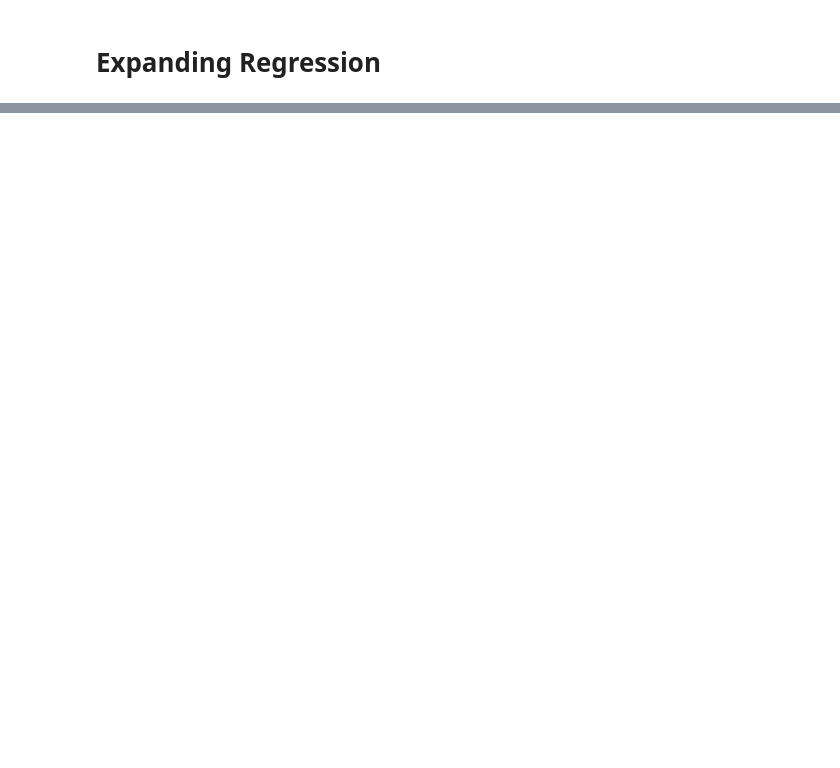
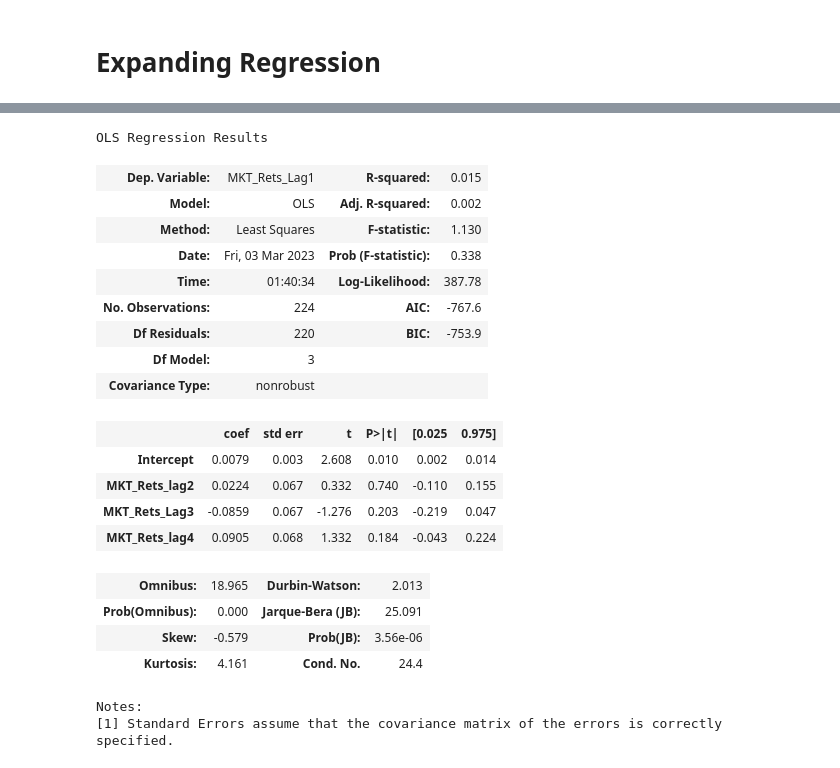
Before and after one commit to dcstein22/economics, a Jupyter notebook: QTSProject_Stein_Version.ipynb, the cells around one changed output, grey strips where cells are left out. Cells and saved outputs as stored; diff of their text form; code cells hidden in the pictures; blank space fills up the shorter version.

```diff
--- a/QTSProject_Stein_Version.ipynb
+++ b/QTSProject_Stein_Version.ipynb
@@ -2025,0 +2072,24 @@ port_rets
+# %%
+smf.ols(formula='MKT_Rets_Lag1~MKT_Rets_lag2+MKT_Rets_Lag3+MKT_Rets_lag4', data = FULL_MATRIX_DF).fit(disp=0).summary()
+# %% [output]
+OLS Regression Results
+| Dep. Variable: | MKT_Rets_Lag1 | R-squared: | 0.015 |
+| Model: | OLS | Adj. R-squared: | 0.002 |
+| Method: | Least Squares | F-statistic: | 1.130 |
+| Date: | Fri, 03 Mar 2023 | Prob (F-statistic): | 0.338 |
+| Time: | 01:40:34 | Log-Likelihood: | 387.78 |
+| No. Observations: | 224 | AIC: | -767.6 |
+| Df Residuals: | 220 | BIC: | -753.9 |
+| Df Model: | 3 |  |  |
+| Covariance Type: | nonrobust |  |  |
+|  | coef | std err | t | P>|t| | [0.025 | 0.975] |
+| Intercept | 0.0079 | 0.003 | 2.608 | 0.010 | 0.002 | 0.014 |
+| MKT_Rets_lag2 | 0.0224 | 0.067 | 0.332 | 0.740 | -0.110 | 0.155 |
+| MKT_Rets_Lag3 | -0.0859 | 0.067 | -1.276 | 0.203 | -0.219 | 0.047 |
+| MKT_Rets_lag4 | 0.0905 | 0.068 | 1.332 | 0.184 | -0.043 | 0.224 |
+| Omnibus: | 18.965 | Durbin-Watson: | 2.013 |
+| Prob(Omnibus): | 0.000 | Jarque-Bera (JB): | 25.091 |
+| Skew: | -0.579 | Prob(JB): | 3.56e-06 |
+| Kurtosis: | 4.161 | Cond. No. | 24.4 |
+Notes:
+[1] Standard Errors assume that the covariance matrix of the errors is correctly specified.
```
Also changed, not shown: parts of 37 cells of this notebook.
